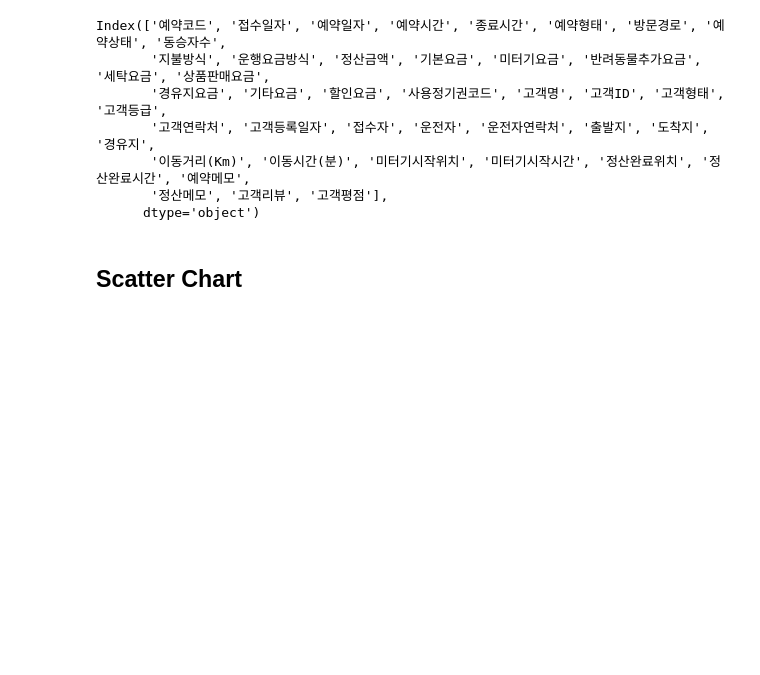
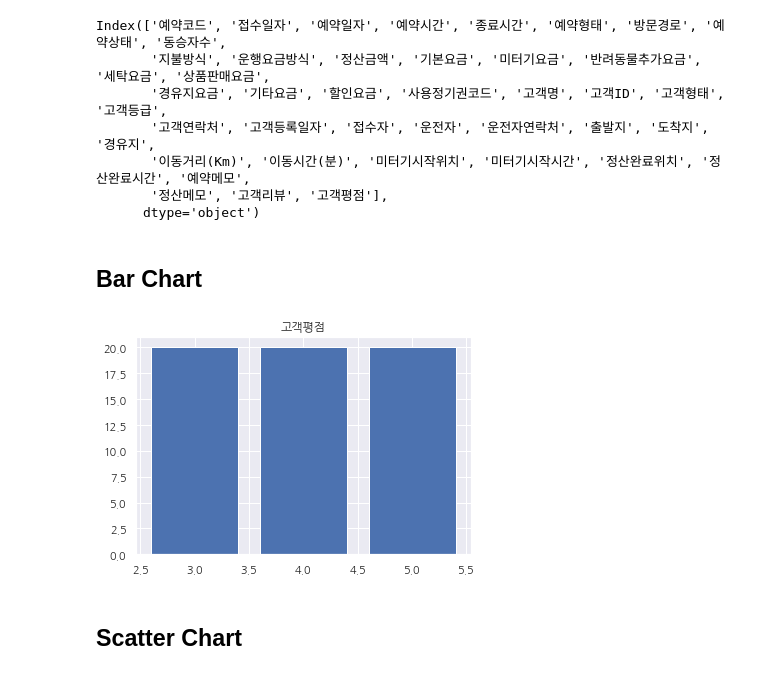
Before and after one commit to dano-ai/data-analysis-basic, a Jupyter notebook: 4.데이터 시각화.ipynb, the cells around one changed output. Drawn from its saved outputs; the diff is of its cells as text; code cells hidden in the pictures; blank space fills up the shorter version.

```diff
--- a/4.데이터 시각화.ipynb
+++ b/4.데이터 시각화.ipynb
@@ -49,6 +49,14 @@ Index(['예약코드', '접수일자', '예약일자', '예약시간', '종료
        '이동거리(Km)', '이동시간(분)', '미터기시작위치', '미터기시작시간', '정산완료위치', '정산완료시간', '예약메모',
        '정산메모', '고객리뷰', '고객평점'],
       dtype='object')
+# %% [markdown]
+## Bar Chart
+# %%
+plt.bar(df['고객평점'], 20)
+plt.title('고객평점')
+plt.show()
+# %% [output]
+[figure, added]
 # %% [markdown]
 ## Scatter Chart
 # %%
```
Also changed, not shown: parts of 8 cells of this notebook, 2 other files.
